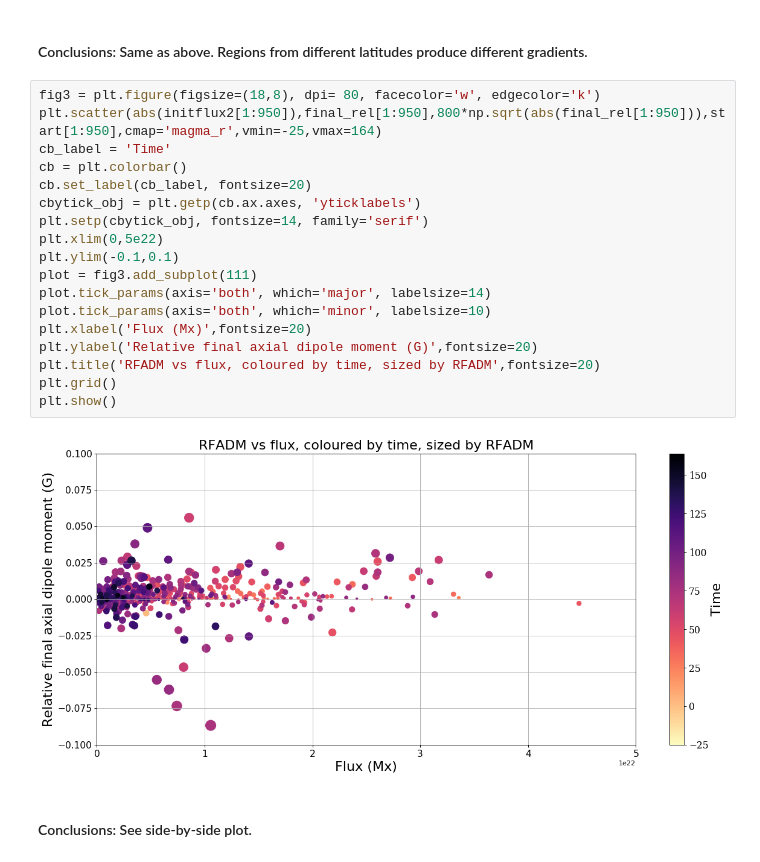
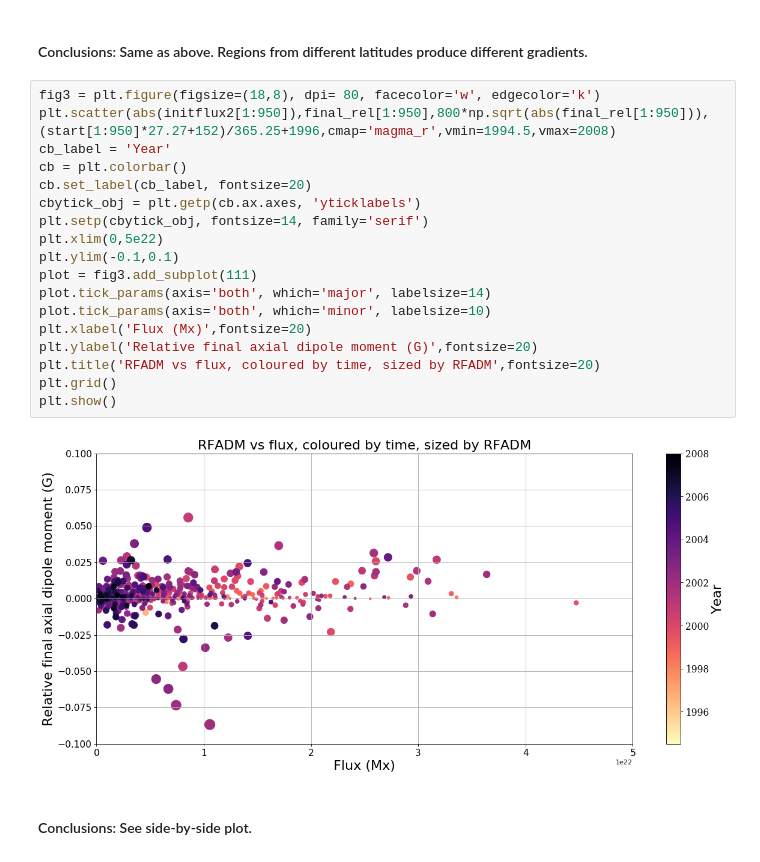
Before and after one commit to twhitbread/python-scatter, a Jupyter notebook: pythonscatter.ipynb, the cells around one changed output. Drawn from its saved outputs; the diff is of its cells as text.

```diff
--- a/pythonscatter.ipynb
+++ b/pythonscatter.ipynb
@@ -359,24 +359,24 @@ plt.show()
 #### Conclusions: Same as above. Regions from different latitudes produce different gradients.
 # %%
 fig3 = plt.figure(figsize=(18,8), dpi= 80, facecolor='w', edgecolor='k')
-plt.scatter(abs(initflux2[1:950]),final_rel[1:950],800*np.sqrt(abs(final_rel[1:950])),start[1:950],cmap='magma_r',vmin=-25,vmax=164)
-cb_label = 'Time'
+plt.scatter(abs(initflux2[1:950]),final_rel[1:950],800*np.sqrt(abs(final_rel[1:950])),(start[1:950]*27.27+152)/365.25+1996,cmap='magma_r',vmin=1994.5,vmax=2008)
+cb_label = 'Year'
 cb = plt.colorbar()
 cb.set_label(cb_label, fontsize=20)
 cbytick_obj = plt.getp(cb.ax.axes, 'yticklabels')
 plt.setp(cbytick_obj, fontsize=14, family='serif')
 plt.xlim(0,5e22)
 plt.ylim(-0.1,0.1)
 plot = fig3.add_subplot(111)
 plot.tick_params(axis='both', which='major', labelsize=14)
 plot.tick_params(axis='both', which='minor', labelsize=10)
 plt.xlabel('Flux (Mx)',fontsize=20)
 plt.ylabel('Relative final axial dipole moment (G)',fontsize=20)
 plt.title('RFADM vs flux, coloured by time, sized by RFADM',fontsize=20)
 plt.grid()
 plt.show()
 # %% [output]
-[figure, old version]
+[figure, new version]
 # %% [markdown]
 #### Conclusions: See side-by-side plot.
 # %%
```
Also changed, not shown: parts of 12 cells of this notebook, 15 other files.
